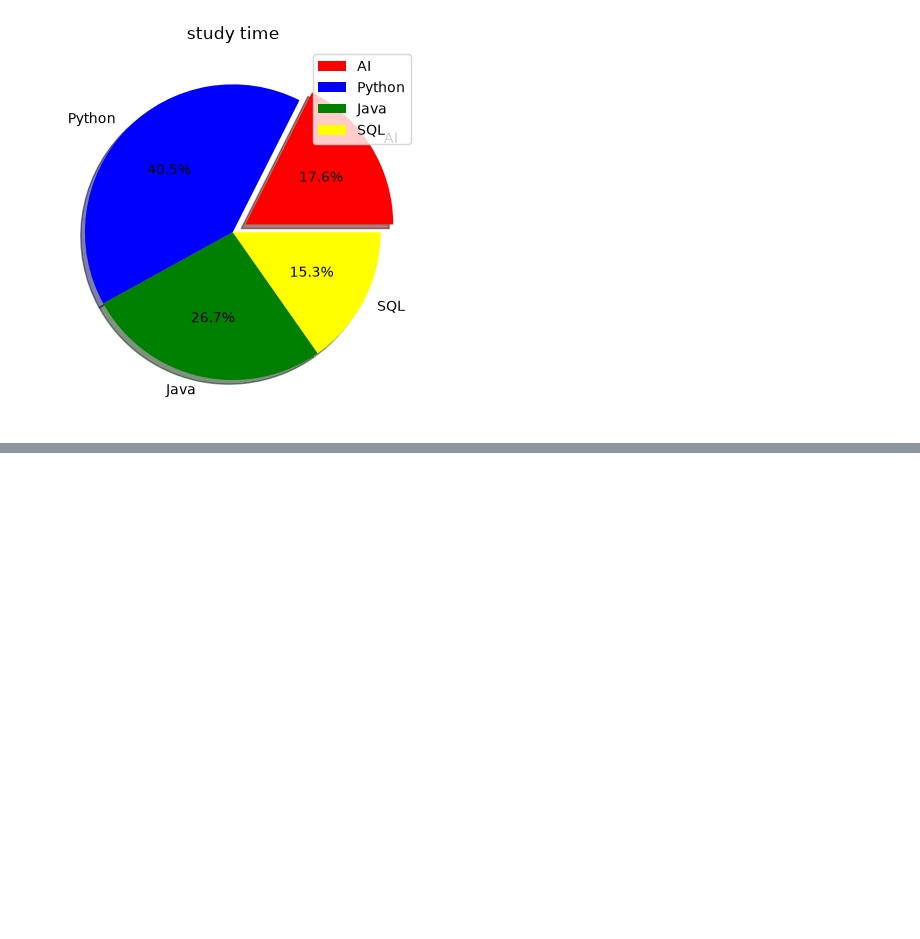
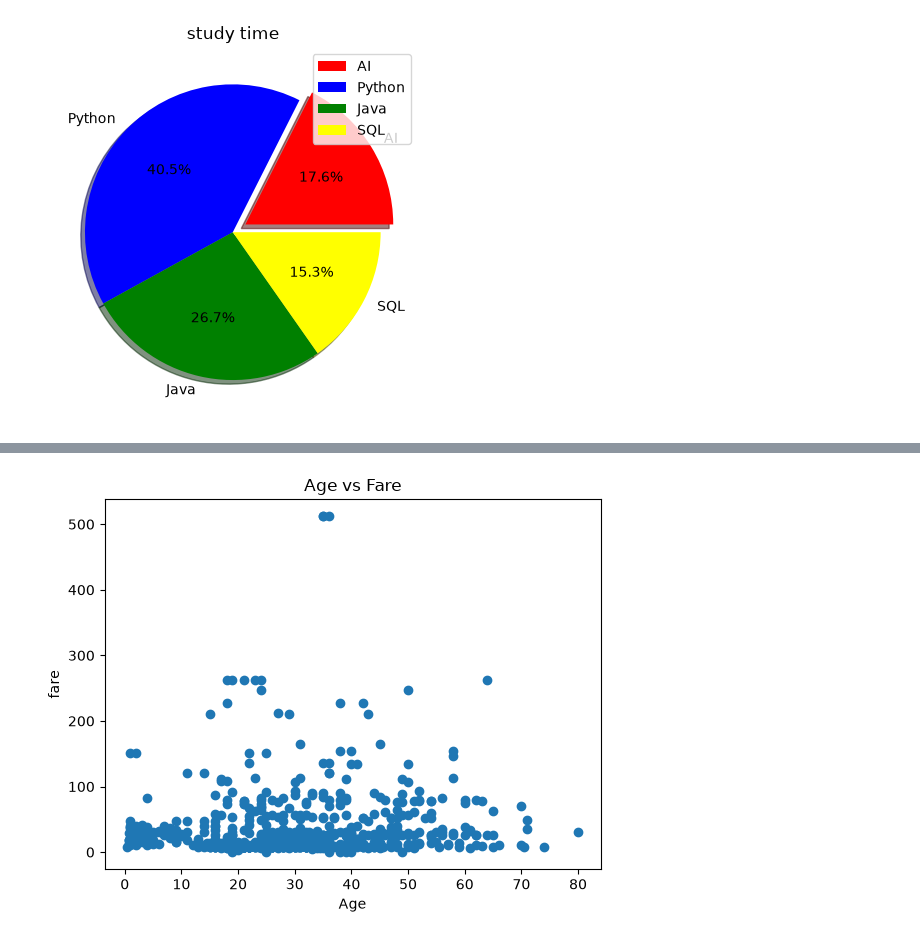
Before and after one commit to manukumsr54/Python-College, a Jupyter notebook: Day3_Matplotlib.ipynb, the cells around one changed output, grey strips where cells are left out. Saved outputs shown, nothing was run; the diff lists cells and outputs as text; code cells hidden in the pictures; blank space fills up the shorter version.

```diff
--- a/Day3_Matplotlib.ipynb
+++ b/Day3_Matplotlib.ipynb
@@ -127,0 +148,9 @@ plt.show()
+# %%
+plt.scatter(data["Age"],data["Fare"])
+
+plt.title("Age vs Fare")
+plt.xlabel("Age")
+plt.ylabel("fare")
+plt.show()
+# %% [output]
+[figure, added]
```
Also changed, not shown: parts of 2 cells of this notebook, 2 other files.
